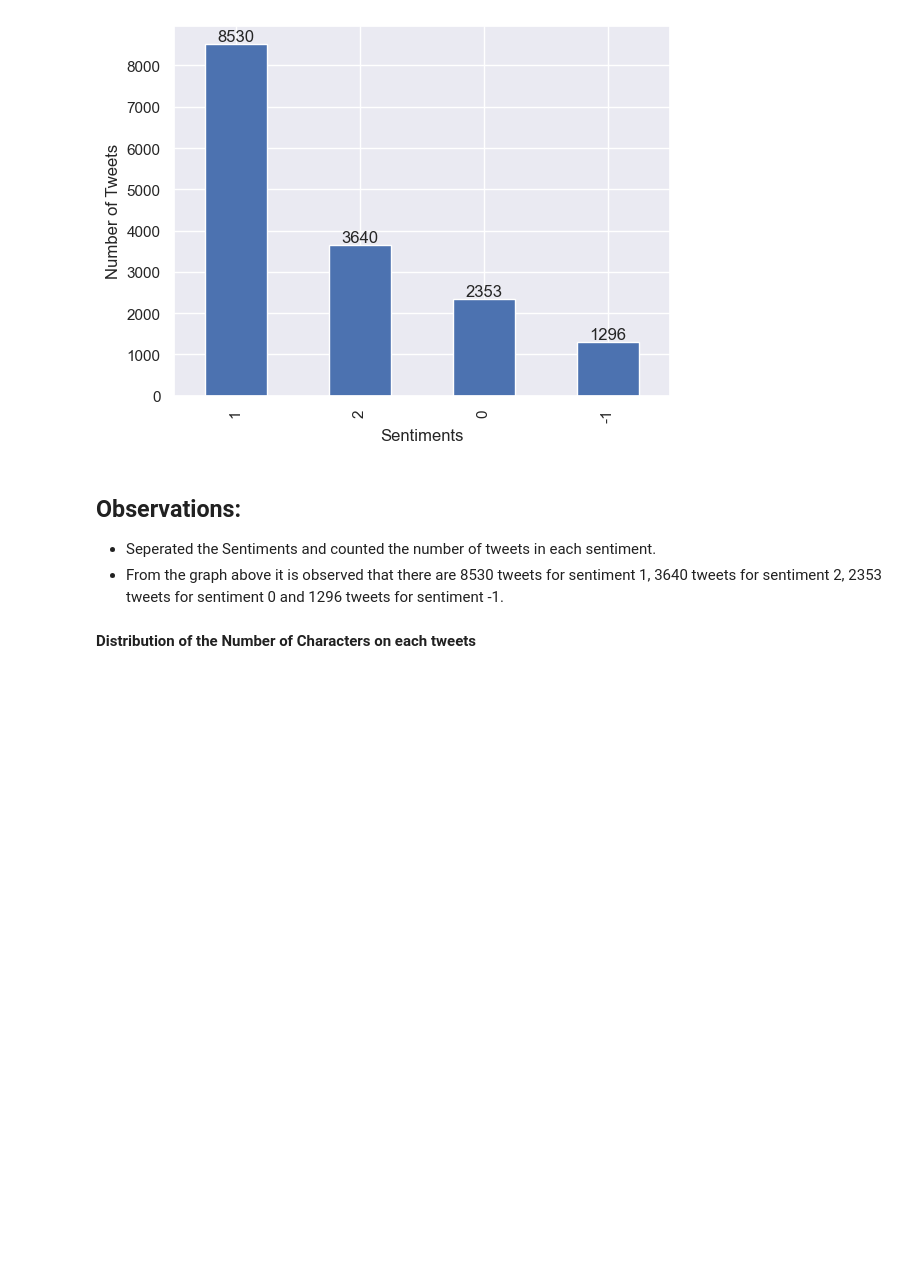
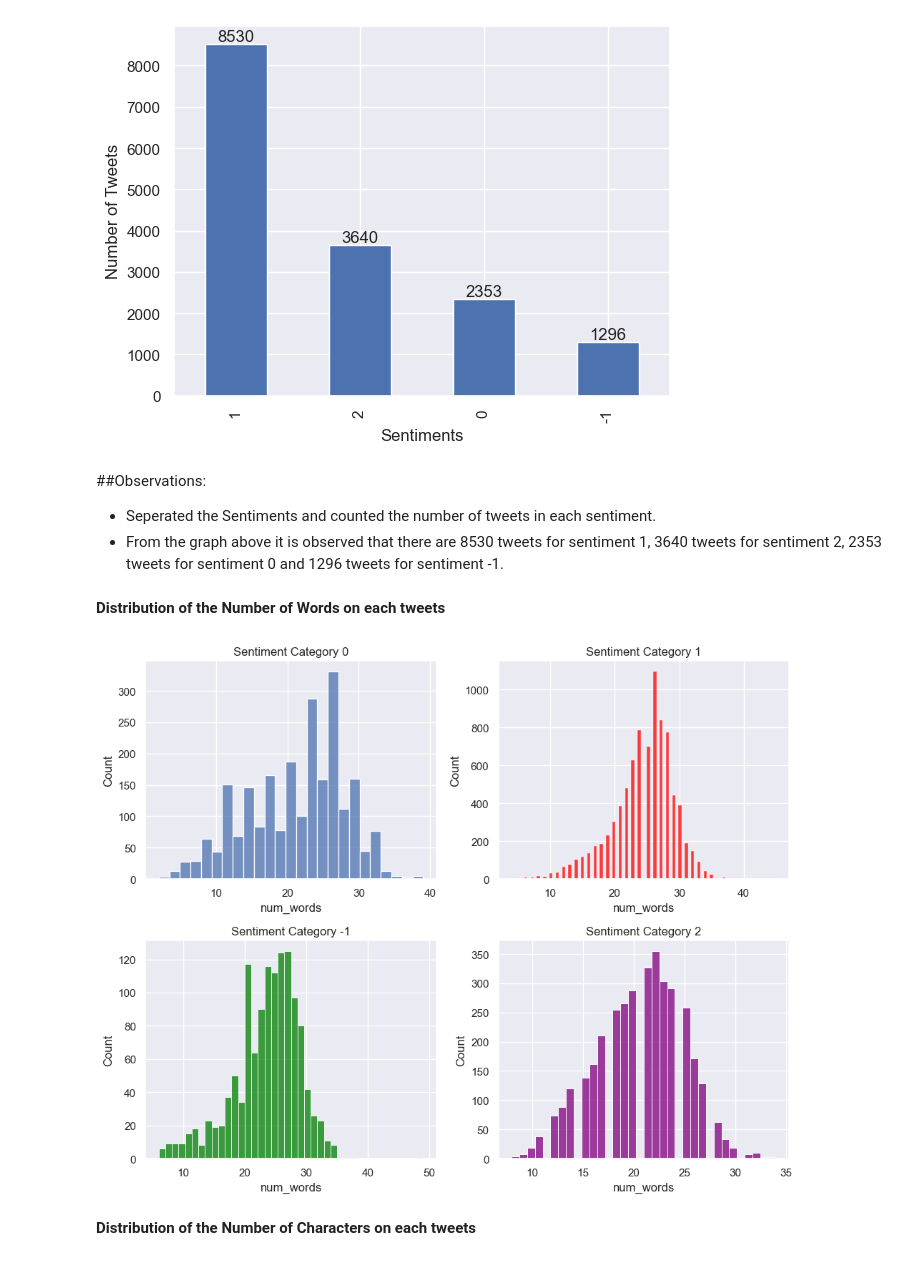
Before and after one commit to Classifix/Classifix, a Jupyter notebook: Advanced_Classification/starter-notebook.ipynb, the cells around one changed output. Drawn from its saved outputs; the diff is of its cells as text; code cells hidden in the pictures; blank space fills up the shorter version.

Commit message:
Distribution of the number of words

```diff
--- a/Advanced_Classification/starter-notebook.ipynb
+++ b/Advanced_Classification/starter-notebook.ipynb
@@ -217,10 +217,44 @@ plt.show()
 # %% [output]
 [figure]
 # %% [markdown]
-## Observations:
+##Observations:
 
    - Seperated the Sentiments and counted the number of tweets in each sentiment.
    - From the graph above it is observed that there are 8530 tweets for sentiment 1, 3640 tweets for sentiment 2, 2353 tweets for sentiment 0 and 1296 tweets for sentiment -1.
+# %% [markdown]
+**Distribution of the Number of Words on each tweets**
+# %%
+#Creating a number of Words feature
+train['num_words'] =train['message'].apply(lambda x:len(nltk.word_tokenize(x)))
+
+# Create a 2x2 grid of subplots
+fig, axes = plt.subplots(2, 2, figsize=(10, 8))
+
+# Plot histogram for sentiment category 0
+sns.histplot(train[train['sentiment'] == 0]['num_words'], ax=axes[0, 0])
+
+# Plot histogram for sentiment category 1 (with a different color)
+sns.histplot(train[train['sentiment'] == 1]['num_words'], color='red', ax=axes[0, 1])
+
+# Plot histogram for sentiment category -1 (with a different color)
+sns.histplot(train[train['sentiment'] == -1]['num_words'], color='green', ax=axes[1, 0])
+
+# Plot histogram for sentiment category 2 (with a different color)
+sns.histplot(train[train['sentiment'] == 2]['num_words'], color='purple', ax=axes[1, 1])
+
+# Set the title for each subplot
+axes[0, 0].set_title('Sentiment Category 0')
+axes[0, 1].set_title('Sentiment Category 1')
+axes[1, 0].set_title('Sentiment Category -1')
+axes[1, 1].set_title('Sentiment Category 2')
+
+# Adjust the spacing between subplots
+plt.tight_layout()
+
+# Show the subplots
+plt.show()
+# %% [output]
+[figure, added]
 # %% [markdown]
 **Distribution of the Number of Characters on each tweets**
 # %%
```
